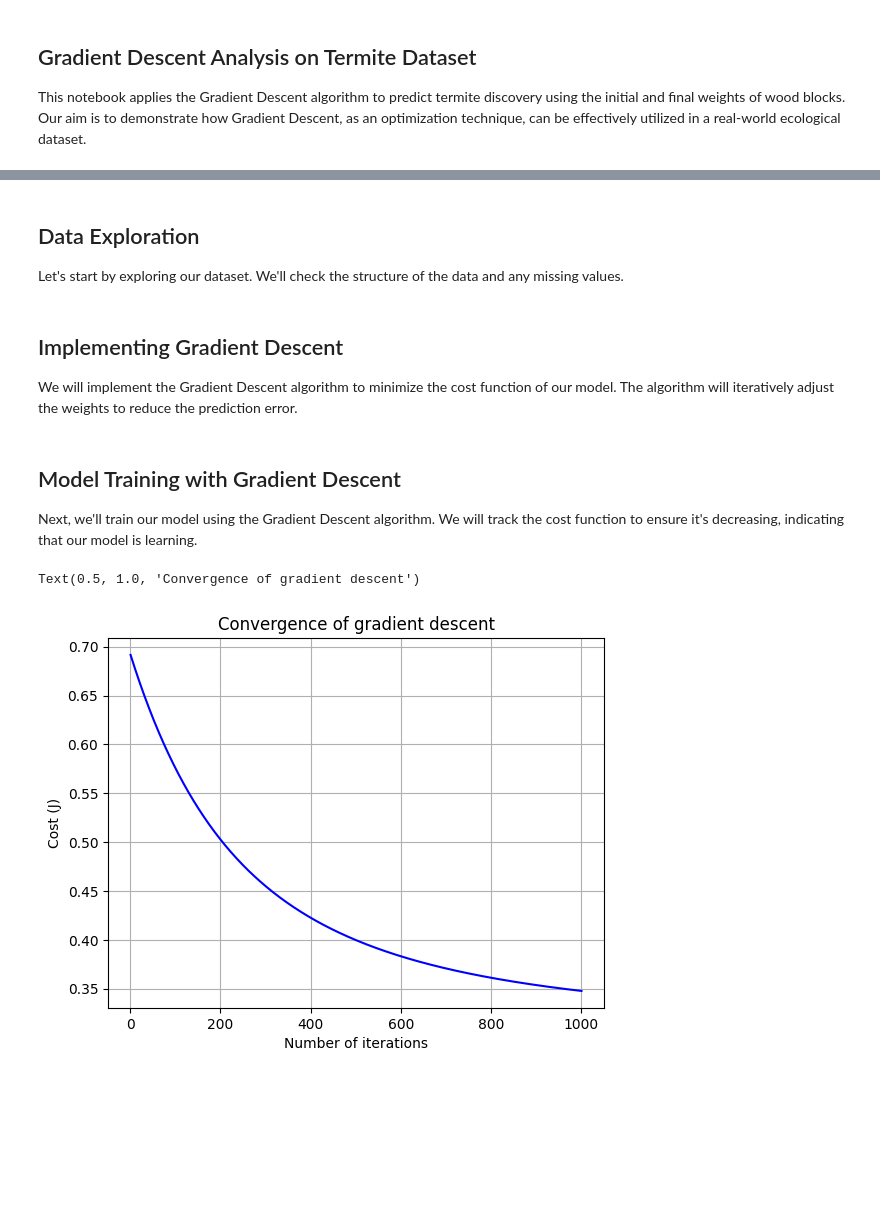
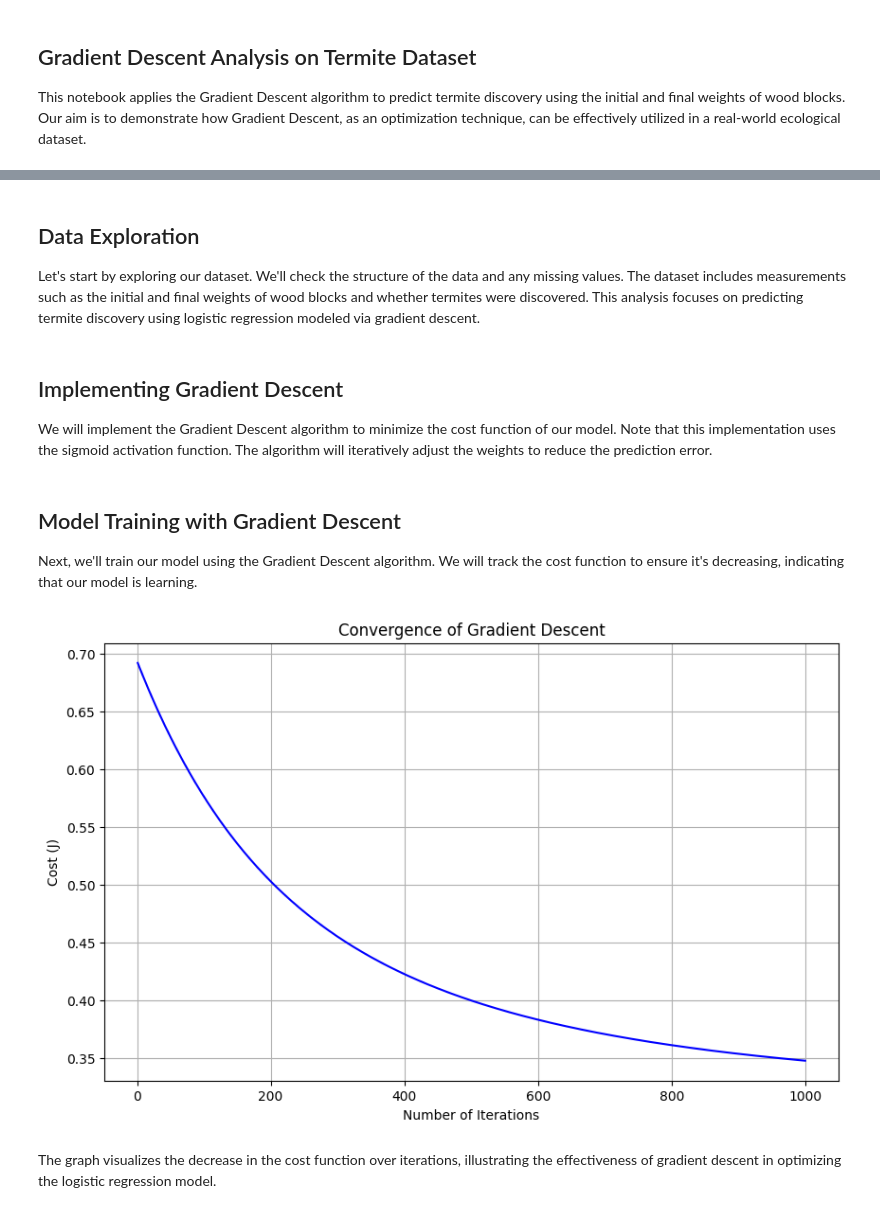
Before and after one commit to iruble23/INDE-577, a Jupyter notebook: Supervised Learning/gradient_descent/gradient_descent.ipynb, the cells around one changed output, grey strips where cells are left out. Drawn from its saved outputs; the diff is of its cells as text; code cells hidden in the pictures; blank space fills up the shorter version.

```diff
--- a/Supervised Learning/gradient_descent/gradient_descent.ipynb
+++ b/Supervised Learning/gradient_descent/gradient_descent.ipynb
@@ -20,5 +12,5 @@ df.head()
 # %% [markdown]
 ## Data Exploration
 
-Let's start by exploring our dataset. We'll check the structure of the data and any missing values.
+Let's start by exploring our dataset. We'll check the structure of the data and any missing values. The dataset includes measurements such as the initial and final weights of wood blocks and whether termites were discovered. This analysis focuses on predicting termite discovery using logistic regression modeled via gradient descent.
 # %%
@@ -31,24 +23,29 @@ selected_data[['initial_wt', 'final_wt']] = (selected_data[['initial_wt', 'final
 # %% [markdown]
 ## Implementing Gradient Descent
 
-We will implement the Gradient Descent algorithm to minimize the cost function of our model. The algorithm will iteratively adjust the weights to reduce the prediction error.
+We will implement the Gradient Descent algorithm to minimize the cost function of our model. Note that this implementation uses the sigmoid activation function. The algorithm will iteratively adjust the weights to reduce the prediction error.
 # %%
+# Sigmoid function to map predictions to probabilities
 def sigmoid(z):
     return 1 / (1 + np.exp(-z))
 
+# Compute the cost for logistic regression
 def compute_cost(X, y, weights):
     m = len(y)
     h = sigmoid(X.dot(weights))
-    epsilon = 1e-5  # to avoid log(0)
-    cost = (1/m) * ((-y).T.dot(np.log(h + epsilon)) - (1 - y).T.dot(np.log(1 - h + epsilon)))
+    epsilon = 1e-5  # to prevent log(0)
+    cost = (1/m) * ((-y.T).dot(np.log(h + epsilon)) - (1 - y).T.dot(np.log(1 - h + epsilon)))
     return cost
 
+# Gradient descent algorithm to minimize the logistic regression cost function
 def gradient_descent(X, y, weights, learning_rate, iterations):
     m = len(y)
     cost_history = np.zeros(iterations)
 
     for i in range(iterations):
+        # Update weights
         weights = weights - (learning_rate/m) * X.T.dot(sigmoid(X.dot(weights)) - y)
+        # Record the cost
         cost_history[i] = compute_cost(X, y, weights)
 
     return weights, cost_history
@@ -57,25 +54,25 @@ def gradient_descent(X, y, weights, learning_rate, iterations):
 
 Next, we'll train our model using the Gradient Descent algorithm. We will track the cost function to ensure it's decreasing, indicating that our model is learning.
 # %%
-# Preparing the data
+# Adding a column of ones to the feature matrix to account for the intercept
 X = np.hstack((np.ones((selected_data.shape[0], 1)), selected_data[['initial_wt', 'final_wt']].values))
 y = selected_data['termite_discovery'].values.reshape(-1,1)
 
-# Initializing parameters
+# Initialize weights to zeros
 weights = np.zeros((X.shape[1], 1))
 learning_rate = 0.01
 iterations = 1000
 
-# Training the model
+# Train the model using gradient descent
 weights, cost_history = gradient_descent(X, y, weights, learning_rate, iterations)
 
-# Plotting the cost history
+# Plot the cost history to show convergence of the algorithm
+plt.figure(figsize=(10,6))
 plt.plot(range(1, iterations + 1), cost_history, color='blue')
-plt.rcParams["figure.figsize"] = (10,6)
-plt.grid()
-plt.xlabel('Number of iterations')
+plt.grid(True)
+plt.xlabel('Number of Iterations')
 plt.ylabel('Cost (J)')
-plt.title('Convergence of gradient descent')
+plt.title('Convergence of Gradient Descent')
+plt.show()
 # %% [output]
-Text(0.5, 1.0, 'Convergence of gradient descent')
-[figure, old version]
+[figure, new version]
@@ -84,3 +79,5 @@ One
+# %% [markdown]
+The graph visualizes the decrease in the cost function over iterations, illustrating the effectiveness of gradient descent in optimizing the logistic regression model.
 # %% [markdown]
 ## Conclusion
 
```
Also changed, not shown: parts of 4 cells of this notebook, 2 other files.
